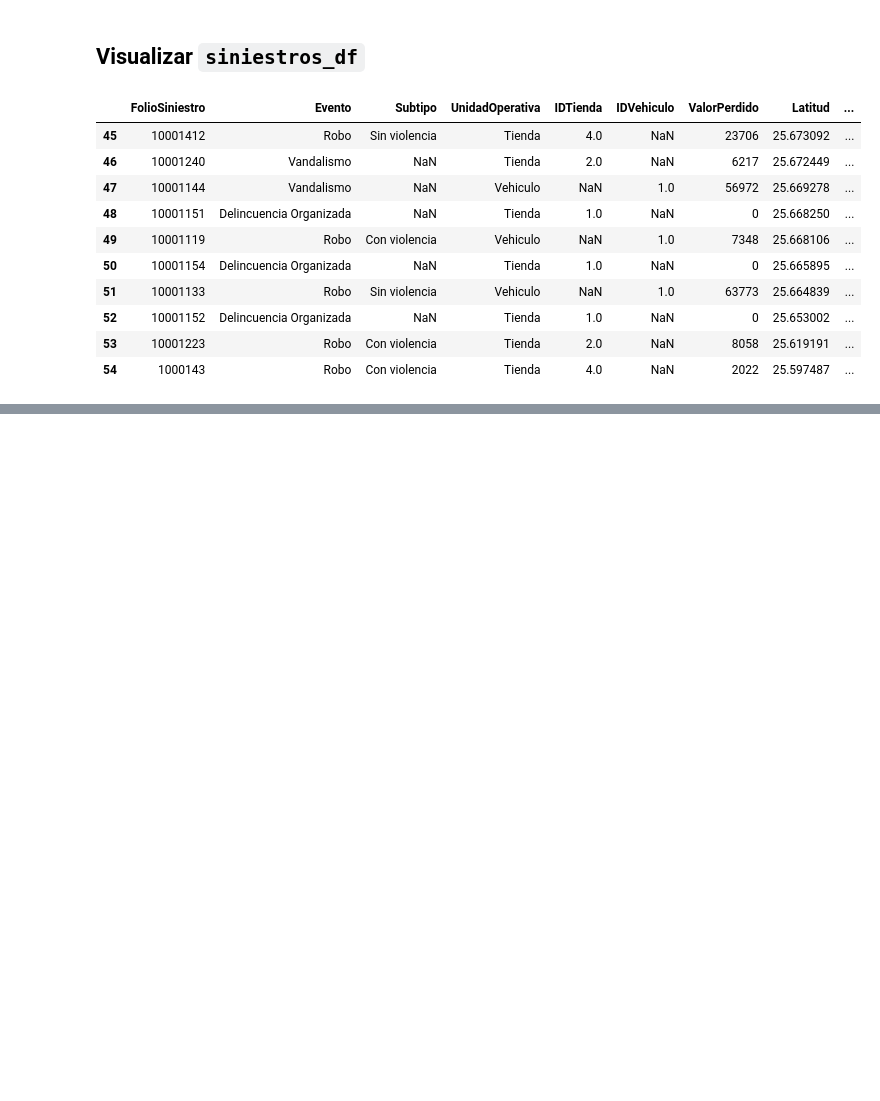
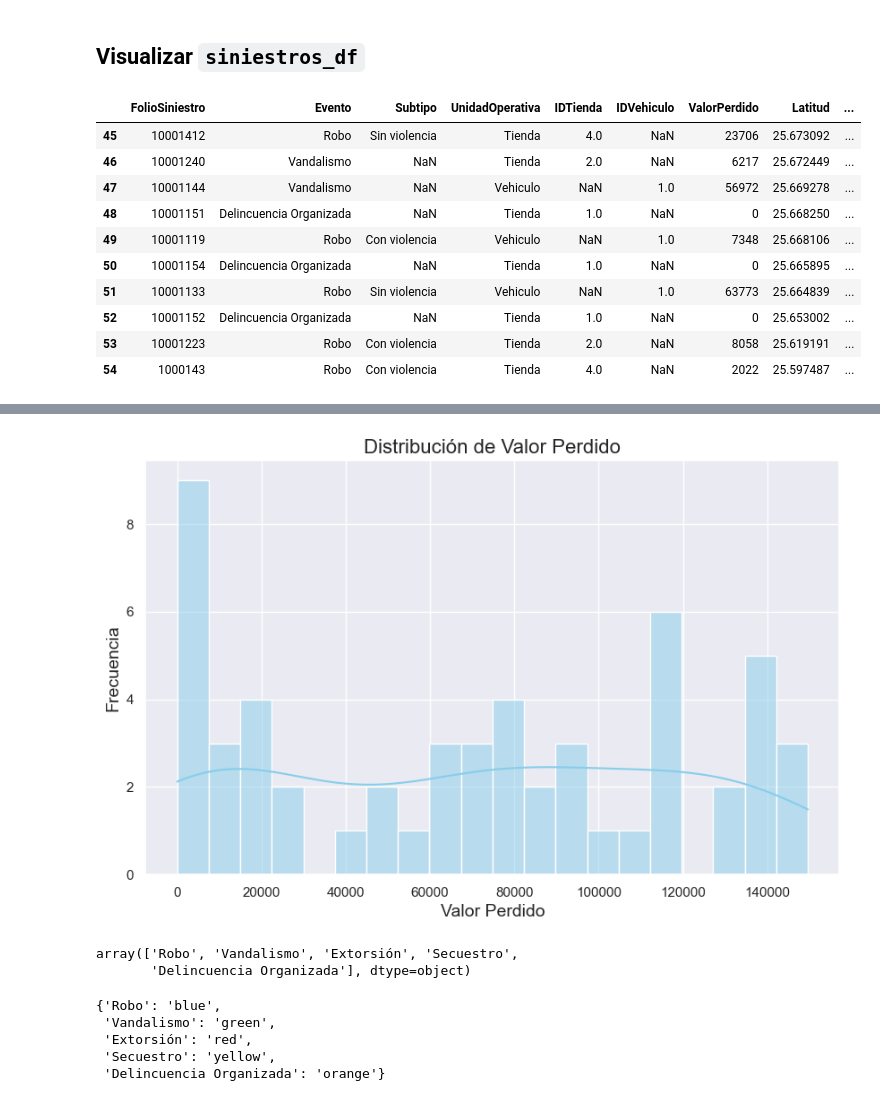
Before and after one commit to mirelesde/route-evaluation-armur, a Jupyter notebook: prueba.ipynb, the cells around one changed output, grey strips where cells are left out. Cells and saved outputs as stored; diff of their text form; code cells hidden in the pictures; blank space fills up the shorter version.

```diff
--- a/prueba.ipynb
+++ b/prueba.ipynb
@@ -217,0 +239,23 @@ siniestros_df.tail(10)
+# %%
+# Set Seaborn theme for better aesthetics
+sns.set_theme()
+
+# Plot the histogram of "Valor Perdido"
+plt.figure(figsize=(10, 6))  # Optional: Set figure size
+sns.histplot(siniestros_df['ValorPerdido'], bins=20, kde=True, color='skyblue')
+
+# Add titles and labels
+plt.title('Distribución de Valor Perdido', fontsize=16)
+plt.xlabel('Valor Perdido', fontsize=14)
+plt.ylabel('Frecuencia', fontsize=14)
+
+# Show the plot
+plt.show()
+# %% [output]
+[figure, added]
+# %%
+eventos = siniestros_df.Evento.unique()
+eventos
+# %% [output]
+array(['Robo', 'Vandalismo', 'Extorsión', 'Secuestro',
+       'Delincuencia Organizada'], dtype=object)
@@ -217,0 +264,9 @@ siniestros_df.tail(10)
+# %%
+event_colors = dict(zip(eventos, colors))
+event_colors
+# %% [output]
+{'Robo': 'blue',
+ 'Vandalismo': 'green',
+ 'Extorsión': 'red',
+ 'Secuestro': 'yellow',
+ 'Delincuencia Organizada': 'orange'}
```
Also changed, not shown: parts of 4 cells of this notebook, 1 other file.
